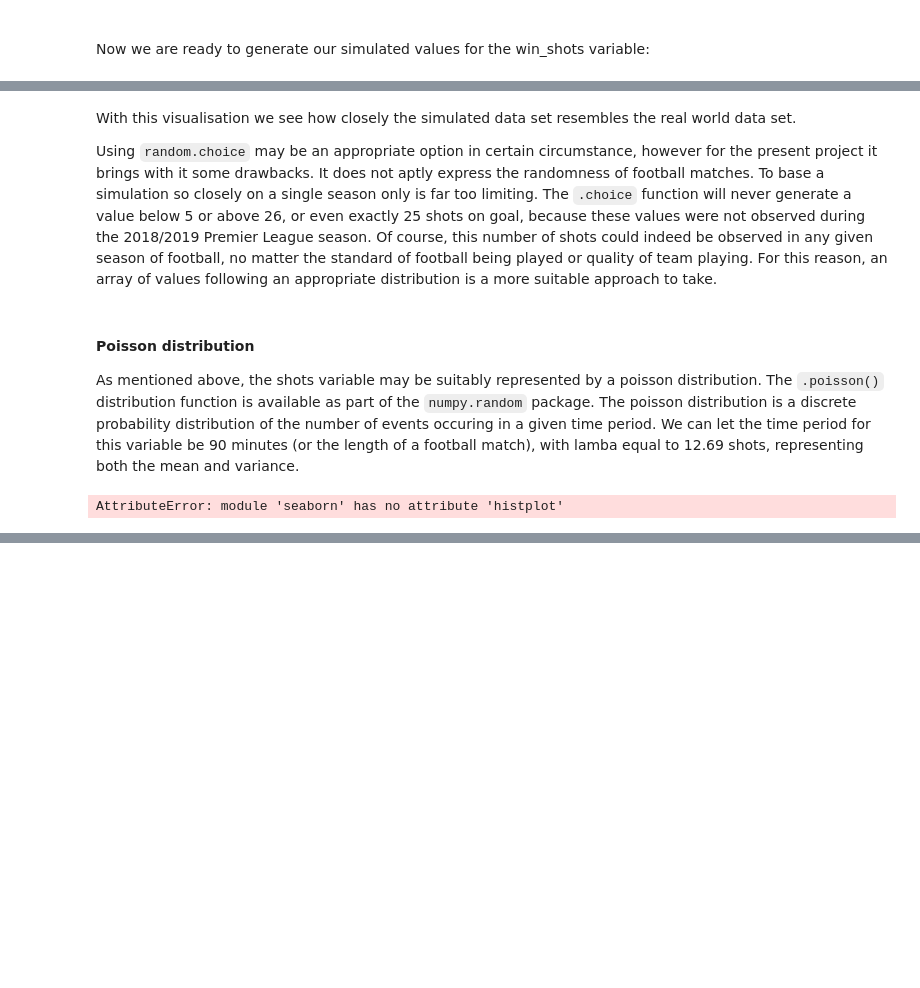
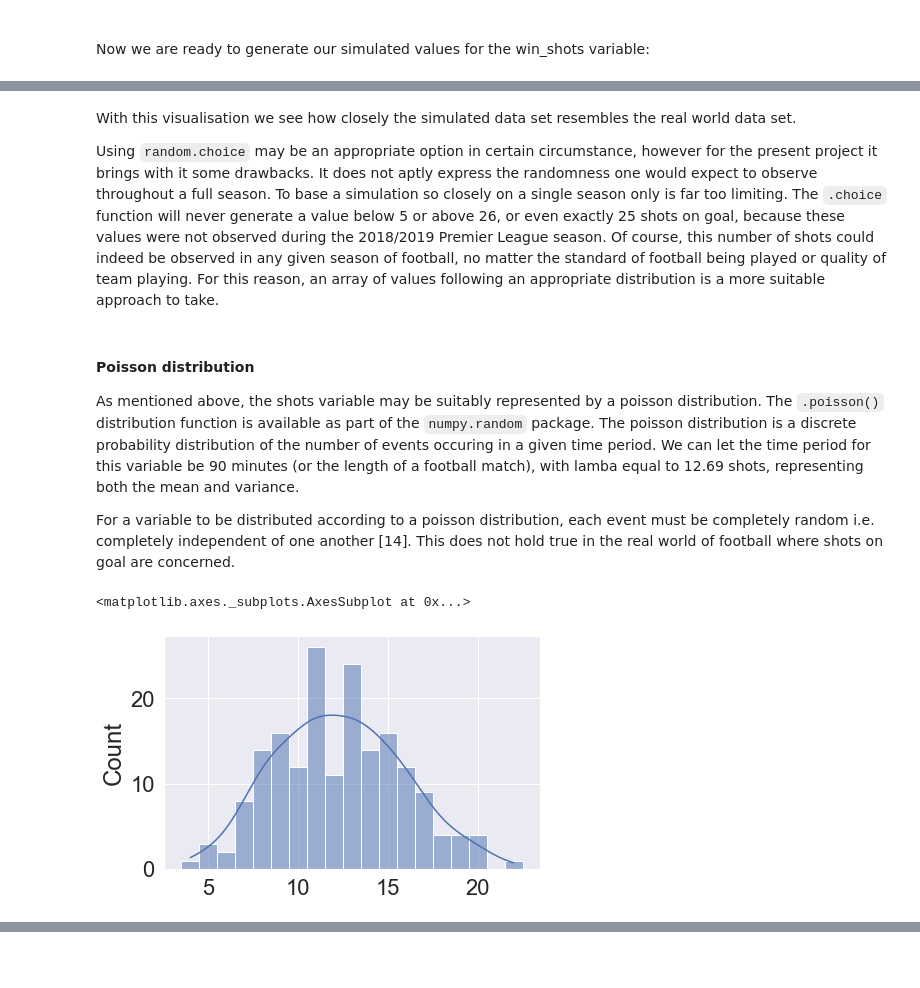
Before and after one commit to colm-o-caoimh/FootballSimulation, a Jupyter notebook: PDA_Project2020.ipynb, the cells around one changed output, grey strips where cells are left out. Drawn from its saved outputs; the diff is of its cells as text; code cells hidden in the pictures; blank space fills up the shorter version.

```diff
--- a/PDA_Project2020.ipynb
+++ b/PDA_Project2020.ipynb
@@ -980,14 +829,17 @@ Text(0, 0.5, 'No. of Matches')
 # %% [markdown]
 With this visualisation we see how closely the simulated data set resembles the real world data set.
 
-Using `random.choice` may be an appropriate option in certain circumstance, however for the present project it brings with it some drawbacks. It does not aptly express the randomness of football matches. To base a simulation so closely on a single season only is far too limiting. The `.choice` function will never generate a value below 5 or above 26, or even exactly 25 shots on goal, because these values were not observed during the 2018/2019 Premier League season. Of course, this number of shots could indeed be observed in any given season of football, no matter the standard of football being played or quality of team playing. For this reason, an array of values following an appropriate distribution is a more suitable approach to take.
+Using `random.choice` may be an appropriate option in certain circumstance, however for the present project it brings with it some drawbacks. It does not aptly express the randomness one would expect to observe throughout a full season. To base a simulation so closely on a single season only is far too limiting. The `.choice` function will never generate a value below 5 or above 26, or even exactly 25 shots on goal, because these values were not observed during the 2018/2019 Premier League season. Of course, this number of shots could indeed be observed in any given season of football, no matter the standard of football being played or quality of team playing. For this reason, an array of values following an appropriate distribution is a more suitable approach to take.
 # %% [markdown]
 #### Poisson distribution
 
 As mentioned above, the shots variable may be suitably represented by a poisson distribution. The `.poisson()` distribution function is available as part of the `numpy.random` package. The poisson distribution is a discrete probability distribution of the number of events occuring in a given time period. We can let the time period for this variable be 90 minutes (or the length of a football match), with lamba equal to 12.69 shots, representing both the mean and variance.
+
+For a variable to be distributed according to a poisson distribution, each event must be completely random i.e. completely independent of one another [14]. This does not hold true in the real world of football where shots on goal are concerned.
 # %%
 sim_shots_pois = rng.poisson(12.6, 181)
 # %%
-sns.histplot(sim_shots_pois, bins=21, discrete=True)
+sns.histplot(sim_shots_pois, kde=True, discrete=True)
 # %% [output]
-AttributeError: module 'seaborn' has no attribute 'histplot'
+<matplotlib.axes._subplots.AxesSubplot at 0x...>
+[figure, added]
```
Also changed, not shown: parts of 71 cells of this notebook.
